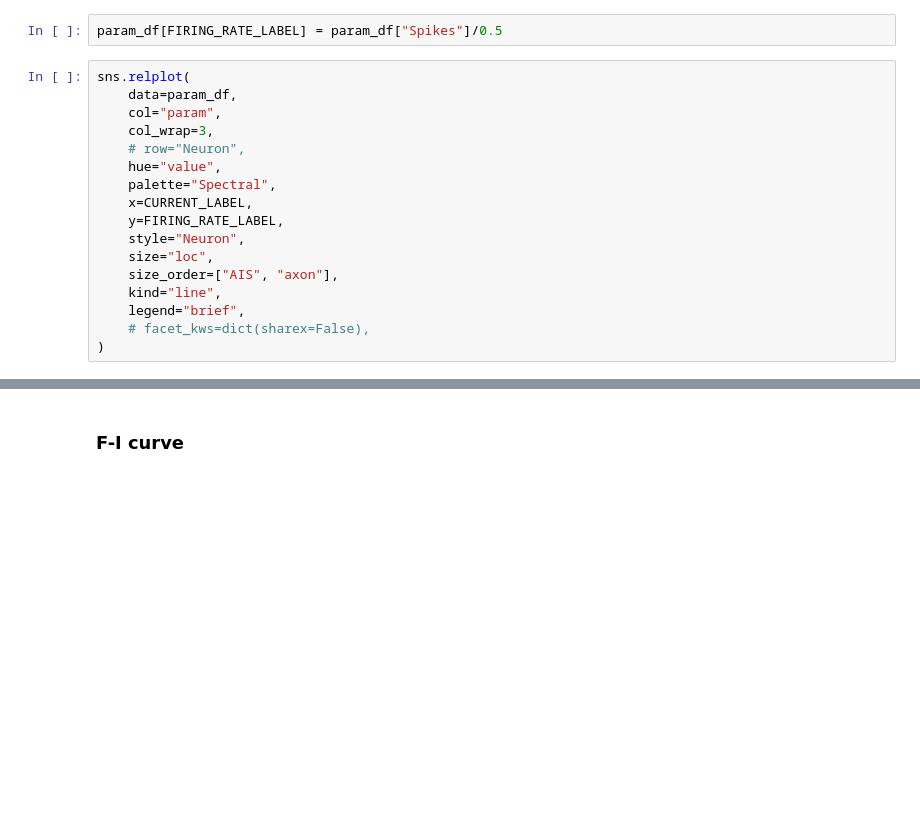
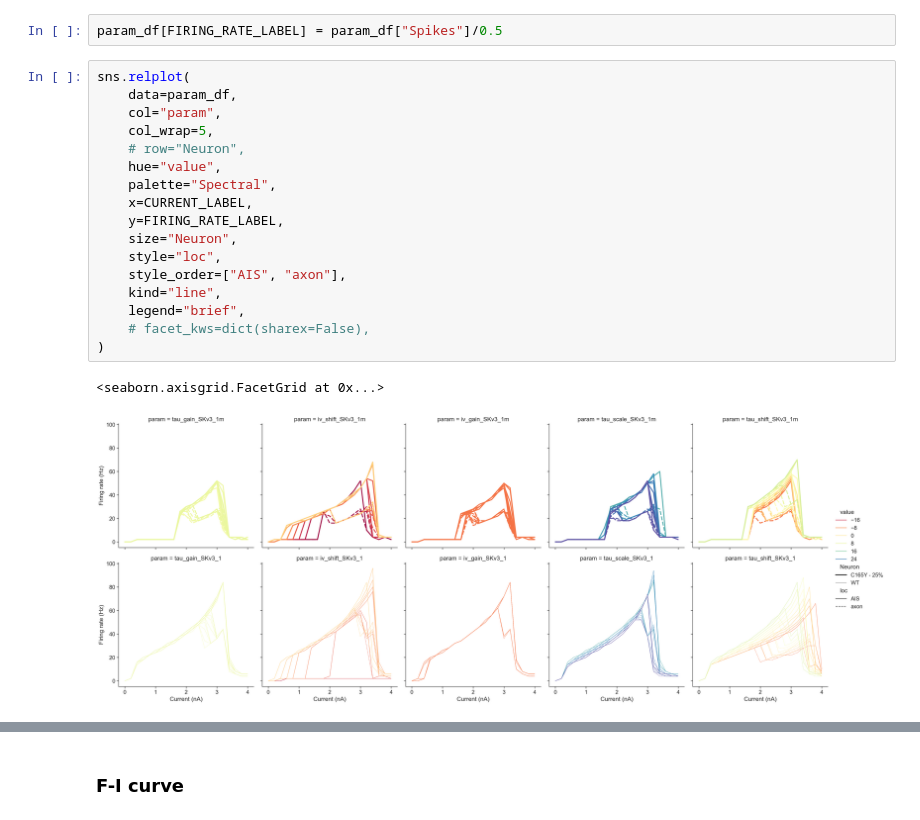
Before and after one commit to ChrisCurrin/pv-kcnc2, a Jupyter notebook: notebook.ipynb, the cells around one changed output, grey strips where cells are left out. Saved outputs shown, nothing was run; the diff lists cells and outputs as text; blank space fills up the shorter version.

```diff
--- a/notebook.ipynb
+++ b/notebook.ipynb
@@ -573,18 +599,21 @@ param_df[FIRING_RATE_LABEL] = param_df["Spikes"]/0.5
 # %%
 sns.relplot(
     data=param_df,
     col="param",
-    col_wrap=3,
+    col_wrap=5,
     # row="Neuron",
     hue="value",
     palette="Spectral",
     x=CURRENT_LABEL,
     y=FIRING_RATE_LABEL,
-    style="Neuron",
-    size="loc",
-    size_order=["AIS", "axon"],
+    size="Neuron",
+    style="loc",
+    style_order=["AIS", "axon"],
     kind="line",
     legend="brief",
     # facet_kws=dict(sharex=False),
 )
+# %% [output]
+<seaborn.axisgrid.FacetGrid at 0x...>
+[figure, added]
 # %%
```
Also changed, not shown: parts of 17 cells of this notebook, 2 other files.
